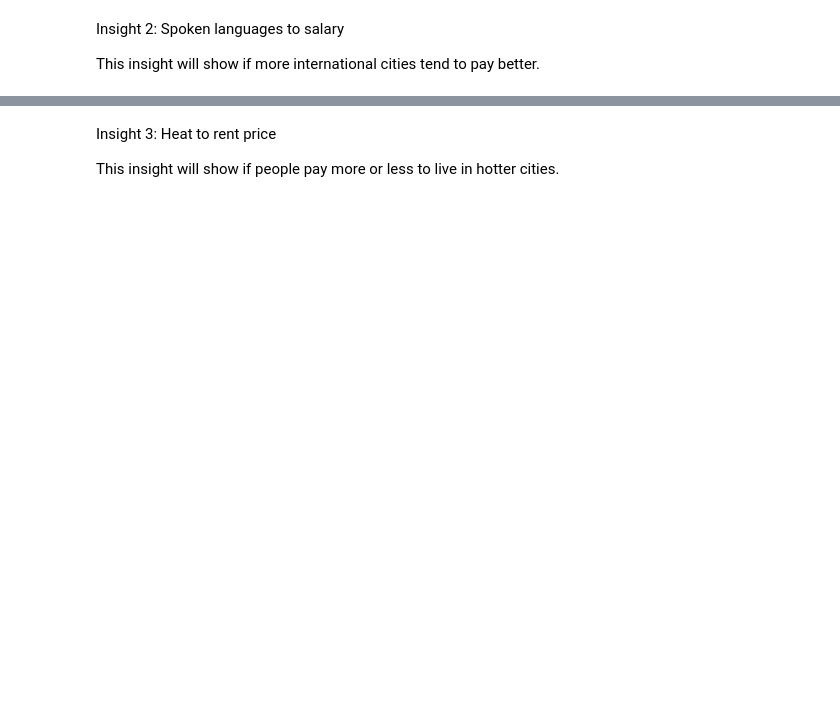
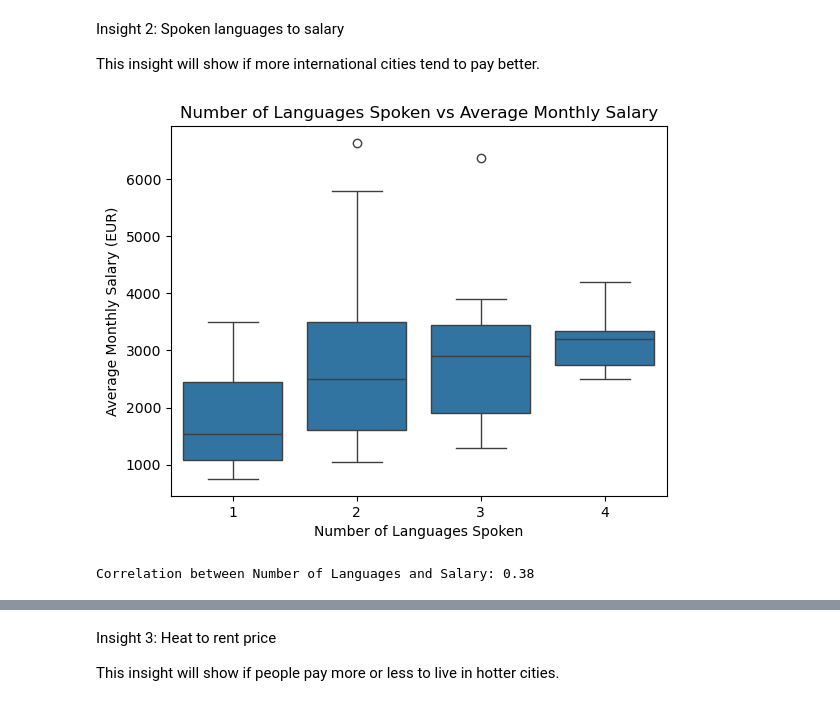
Before and after one commit to lucasvcasimiro-byte/Group10_PDS_Project_2526, a Jupyter notebook: GROUP10_PDS_202526_NB1.ipynb, the cells around one changed output, grey strips where cells are left out. Drawn from its saved outputs; the diff is of its cells as text; code cells hidden in the pictures; blank space fills up the shorter version.

```diff
--- a/GROUP10_PDS_202526_NB1.ipynb
+++ b/GROUP10_PDS_202526_NB1.ipynb
@@ -367,3 +402,19 @@ Comparing annualized salary to the GDP per Capita will show how much of the city
 Insight 2: Spoken languages to salary
 
 This insight will show if more international cities tend to pay better.
+# %%
+# Creating a column to count how many languages are spoken in each city
+city_data_copy2['Num_Languages'] = city_data_copy2['Main Spoken Languages'].str.split(',').apply(lambda x: len(x))
+
+sns.boxplot(data=city_data, x='Num_Languages', y='Average Monthly Salary')
+plt.title('Number of Languages Spoken vs Average Monthly Salary')
+plt.xlabel('Number of Languages Spoken')
+plt.ylabel('Average Monthly Salary (EUR)')
+
+plt.show()
+
+correlation = city_data_copy2['Num_Languages'].corr(city_data_copy2['Average Monthly Salary'])
+print(f"Correlation between Number of Languages and Salary: {correlation.round(2)}")
+# %% [output]
+[figure, added]
+Correlation between Number of Languages and Salary: 0.38
```
Also changed, not shown: parts of 30 cells of this notebook.
